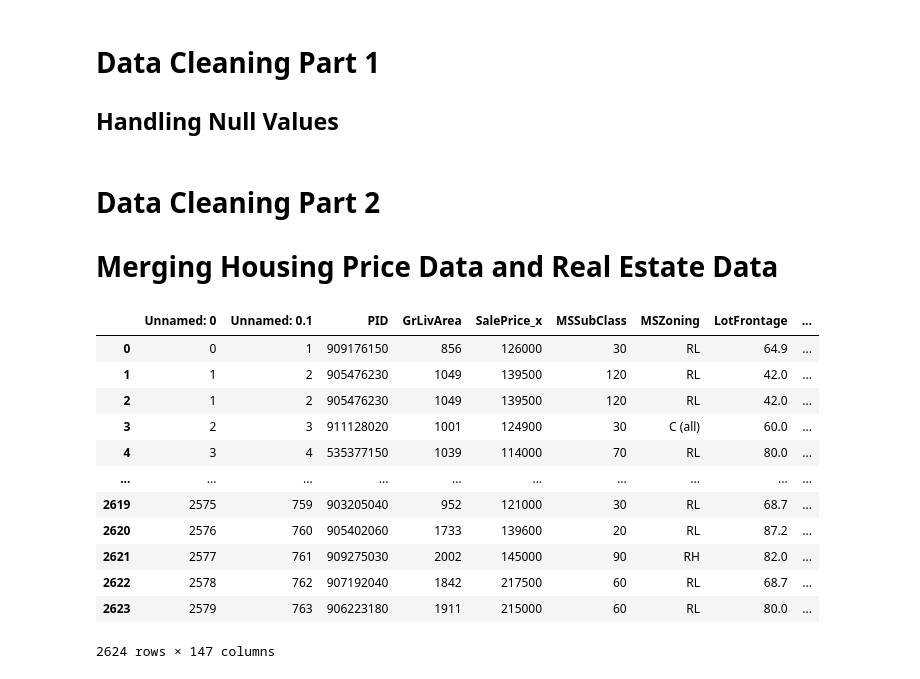
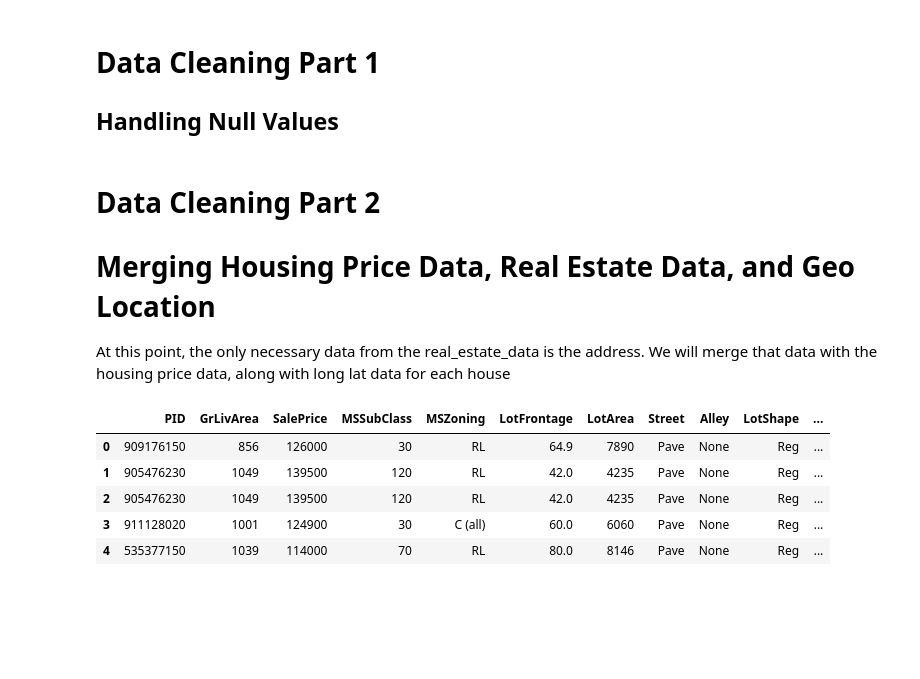
Before and after one commit to nickelworks/machine-learning-housing-project, a Jupyter notebook: communal/data_cleaning_pipeline.ipynb, the cells around one changed output. Cells and saved outputs as stored; diff of their text form; code cells hidden in the pictures; blank space fills up the shorter version.

```diff
--- a/communal/data_cleaning_pipeline.ipynb
+++ b/communal/data_cleaning_pipeline.ipynb
@@ -74,6 +51,8 @@ data_new.to_csv('Ames_Housing_Price_Data_cleaned.csv')
 # %% [markdown]
 # Data Cleaning Part 2
-# Merging  Housing Price Data and Real Estate Data
+# Merging  Housing Price Data, Real Estate Data, and Geo Location
+At this point, the only necessary data from the real_estate_data is the address.
+We will merge that data with the housing price data, along with long lat data for each house
 # %%
 housing_price_data = pd.read_csv('Ames_Housing_Price_Data_cleaned.csv')
 real_estate_data = pd.read_csv('../data/Ames_Real_Estate_Data.csv')
@@ -85,32 +63,31 @@ real_estate_data = real_estate_data.drop(['Tier',
 'TxD_S','MA_Ownr1','MA_Ownr2','MA_Line1','MA_Line2','MA_City','MA_State','MA_Zip1','MA_Zip2','Rcrd_Yr','Rcrd_Mo','Inst1_No','Inst1_Yr',
 'Inst1_Mo','Inst1TPr','LndAc_S','X1TPr_D','X1TSc_D','X2TPr_D','X2TSc_D','X1TPr_S','X1TSc_S',
 'X2TPr_S','X2TSc_S','X2TSc_S'],axis = 1)
+# %%
+#This dataframe holds the merging column, and the data we need associated with
+#that column
+necessary_info = real_estate_data[['MapRefNo','Prop_Addr']]
 # %%
 #We are merging the two datasets by PID (in housing price data)
-#and MapRefNo (real estate data)
+#and MapRefNo (necessary_info)
 
-housing_price_data = housing_price_data.merge(real_estate_data, how = 'left',\
+housing_price_data = housing_price_data.merge(necessary_info, how = 'left',\
                                               left_on= 'PID', right_on='MapRefNo')
 # %%
-# Now we are going to merge the housing_price dataset with the geo_location dataset
-geo_data = pd.read_csv('../charles/data/geo/neighborhood_location_data.csv')
+# Now we are going to merge the housing_price dataset with the geo_location of each house
+# geo_data = pd.read_csv('../charles/data/geo/neighborhood_location_data.csv')
+geo_data = pd.read_csv('../data/address_lat_long.csv', index_col = False)
+geo_data = geo_data.drop('Unnamed: 0',axis = 1)
 
 housing_price_data = housing_price_data.merge(geo_data, how = 'left',\
-                         left_on ='Neighborhood_x', right_on = 'Short_hand')
+                         left_on ='Prop_Addr', right_on = 'address')
+housing_price_data = housing_price_data.drop(['Unnamed: 0','address','MapRefNo'],axis = 1)
+housing_price_data.head()
+# %% [output]
+|  | PID | GrLivArea | SalePrice | MSSubClass | MSZoning | LotFrontage | LotArea | Street | Alley | LotShape | ... |
+| 0 | 909176150 | 856 | 126000 | 30 | RL | 64.9 | 7890 | Pave | None | Reg | ... |
+| 1 | 905476230 | 1049 | 139500 | 120 | RL | 42.0 | 4235 | Pave | None | Reg | ... |
+| 2 | 905476230 | 1049 | 139500 | 120 | RL | 42.0 | 4235 | Pave | None | Reg | ... |
+| 3 | 911128020 | 1001 | 124900 | 30 | C (all) | 60.0 | 6060 | Pave | None | Reg | ... |
+| 4 | 535377150 | 1039 | 114000 | 70 | RL | 80.0 | 8146 | Pave | None | Reg | ... |
-# %%
-housing_price_data
-# %% [output]
-|  | Unnamed: 0 | Unnamed: 0.1 | PID | GrLivArea | SalePrice_x | MSSubClass | MSZoning | LotFrontage | ... |
-| 0 | 0 | 1 | 909176150 | 856 | 126000 | 30 | RL | 64.9 | ... |
-| 1 | 1 | 2 | 905476230 | 1049 | 139500 | 120 | RL | 42.0 | ... |
-| 2 | 1 | 2 | 905476230 | 1049 | 139500 | 120 | RL | 42.0 | ... |
-| 3 | 2 | 3 | 911128020 | 1001 | 124900 | 30 | C (all) | 60.0 | ... |
-| 4 | 3 | 4 | 535377150 | 1039 | 114000 | 70 | RL | 80.0 | ... |
-| ... | ... | ... | ... | ... | ... | ... | ... | ... | ... |
-| 2619 | 2575 | 759 | 903205040 | 952 | 121000 | 30 | RL | 68.7 | ... |
-| 2620 | 2576 | 760 | 905402060 | 1733 | 139600 | 20 | RL | 87.2 | ... |
-| 2621 | 2577 | 761 | 909275030 | 2002 | 145000 | 90 | RH | 82.0 | ... |
-| 2622 | 2578 | 762 | 907192040 | 1842 | 217500 | 60 | RL | 68.7 | ... |
-| 2623 | 2579 | 763 | 906223180 | 1911 | 215000 | 60 | RL | 80.0 | ... |
-2624 rows × 147 columns
 # %%
```
Also changed, not shown: parts of 3 cells of this notebook, 7 other files.
